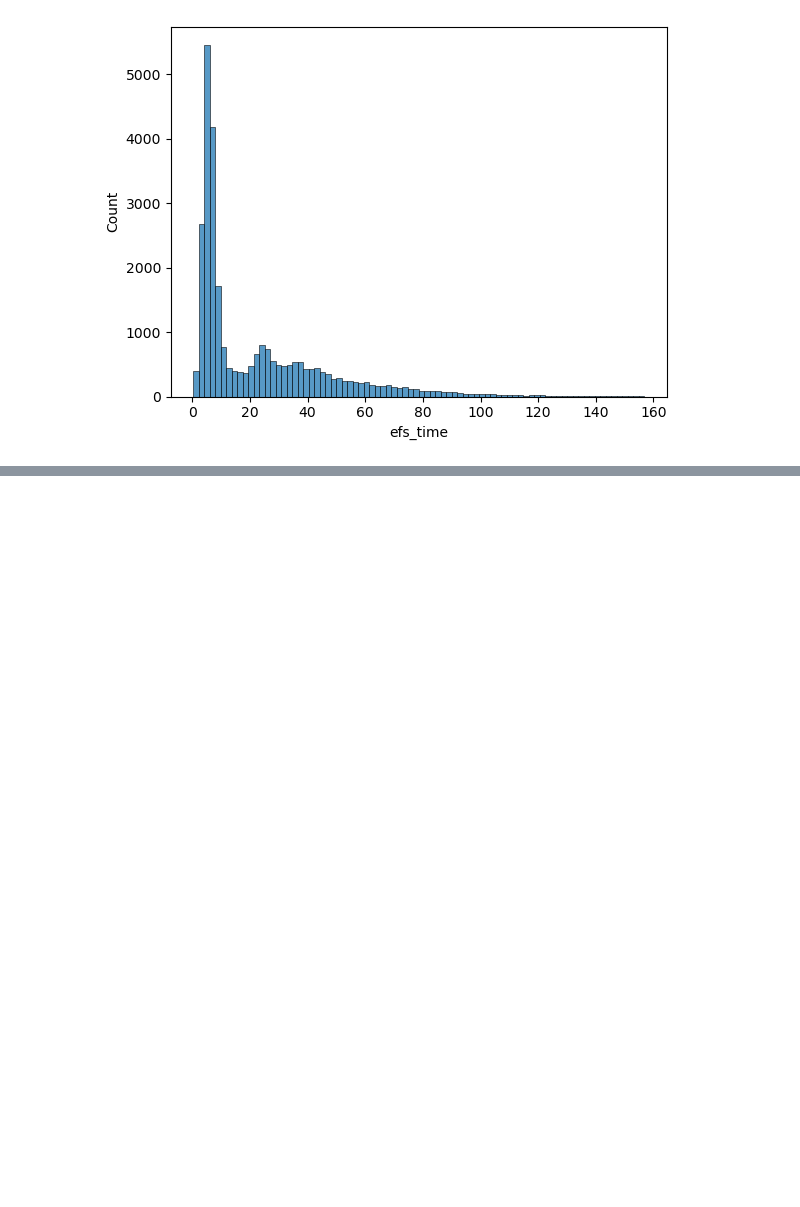
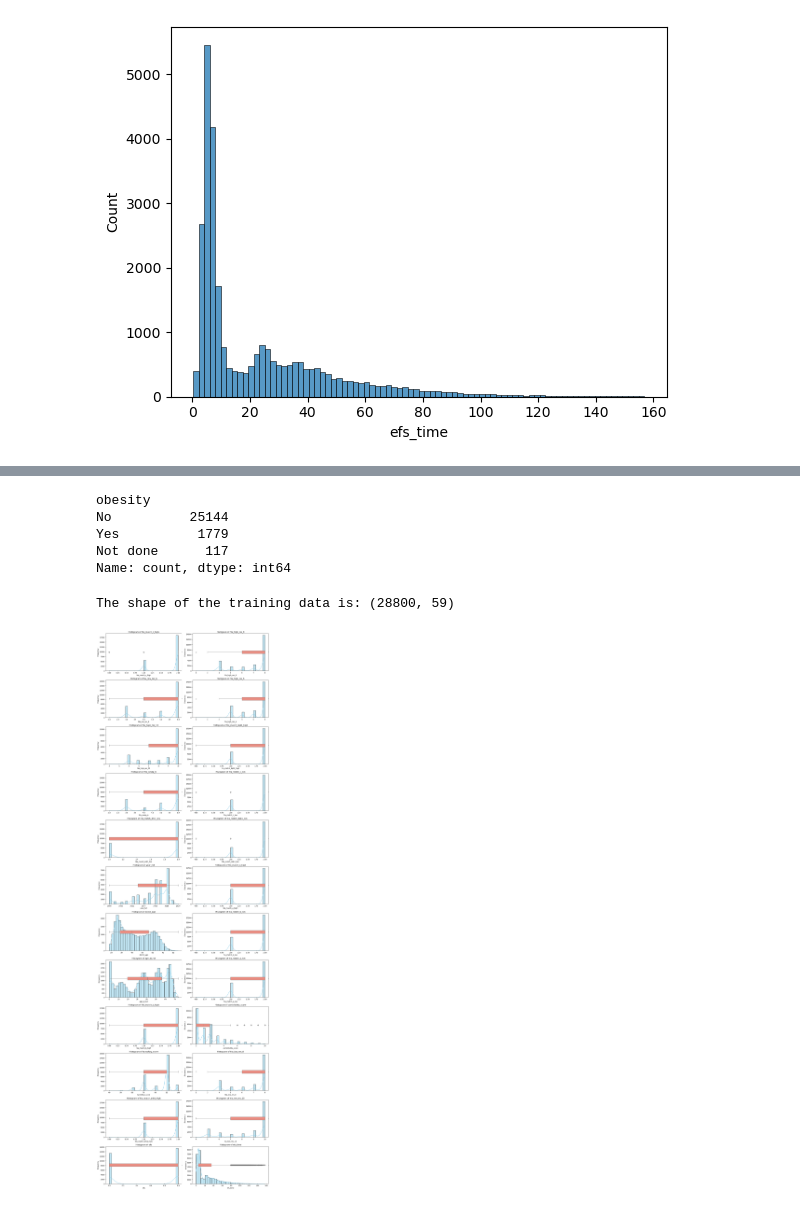
Before and after one commit to CWS01/KaggleHCTOutcomes, a Jupyter notebook: Initial_Data_Exploration.ipynb, the cells around one changed output, grey strips where cells are left out. Cells and saved outputs as stored; diff of their text form; code cells hidden in the pictures; blank space fills up the shorter version.

```diff
--- a/Initial_Data_Exploration.ipynb
+++ b/Initial_Data_Exploration.ipynb
@@ -83,3 +83,5 @@ sns.histplot(data=df, x = 'efs_time')
 # %% [output]
 <Axes: xlabel='efs_time', ylabel='Count'>
 [figure]
+# %%
+df.drop('ID', axis=1, inplace=True)
@@ -85,0 +98,12 @@ sns.histplot(data=df, x = 'efs_time')
+# %%
+df['obesity'].value_counts()
+# %% [output]
+obesity
+No          25144
+Yes          1779
+Not done      117
+Name: count, dtype: int64
+# %%
+print('The shape of the training data is:', df.shape)
+# %% [output]
+The shape of the training data is: (28800, 59)
@@ -85,0 +121,28 @@ sns.histplot(data=df, x = 'efs_time')
+# %%
+numeric_columns = df.select_dtypes(include=[np.number]).columns
+# %%
+plots_per_row = 2
+
+num_vars = len(numeric_columns)
+num_rows = int(np.ceil(num_vars/plots_per_row))
+# %%
+fig, axes = plt.subplots(nrows=num_rows, ncols=plots_per_row, figsize=(15,4*num_rows))
+
+if num_rows == 1:
+    axes = np.expand_dims(axes, axis=0)
+
+axes = axes.ravel()
+
+for i, column in enumerate(numeric_columns):
+    sns.histplot(df[column], ax=axes[i], bins=30, kde=True, color='skyblue')
+    axes[i].set_title(f'Histogram of {column}')
+    axes[i].set_ylabel('Frequency')
+
+    ax_twin=axes[i].twinx()
+    sns.boxplot(x=df[column], ax=ax_twin, color='salmon')
+    ax_twin.set(ylim=(-5,5))
+
+plt.tight_layout()
+plt.show()
+# %% [output]
+[figure, added]
```
Also changed, not shown: parts of 4 cells of this notebook.
